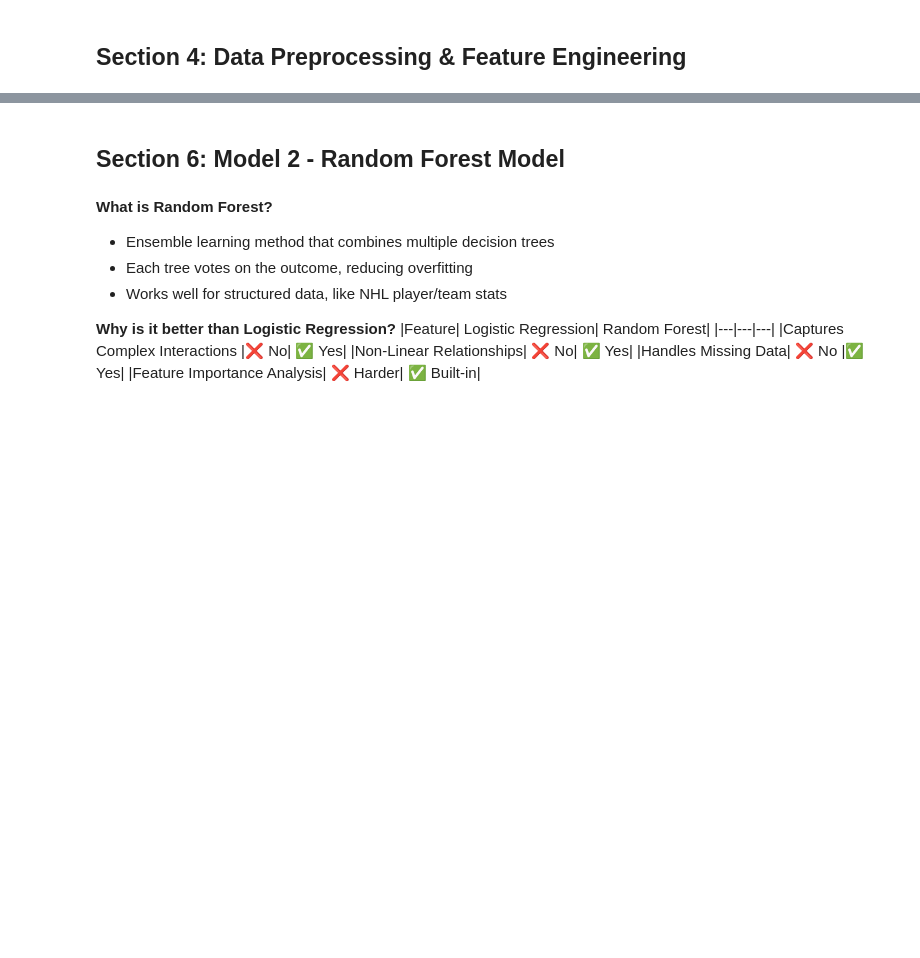
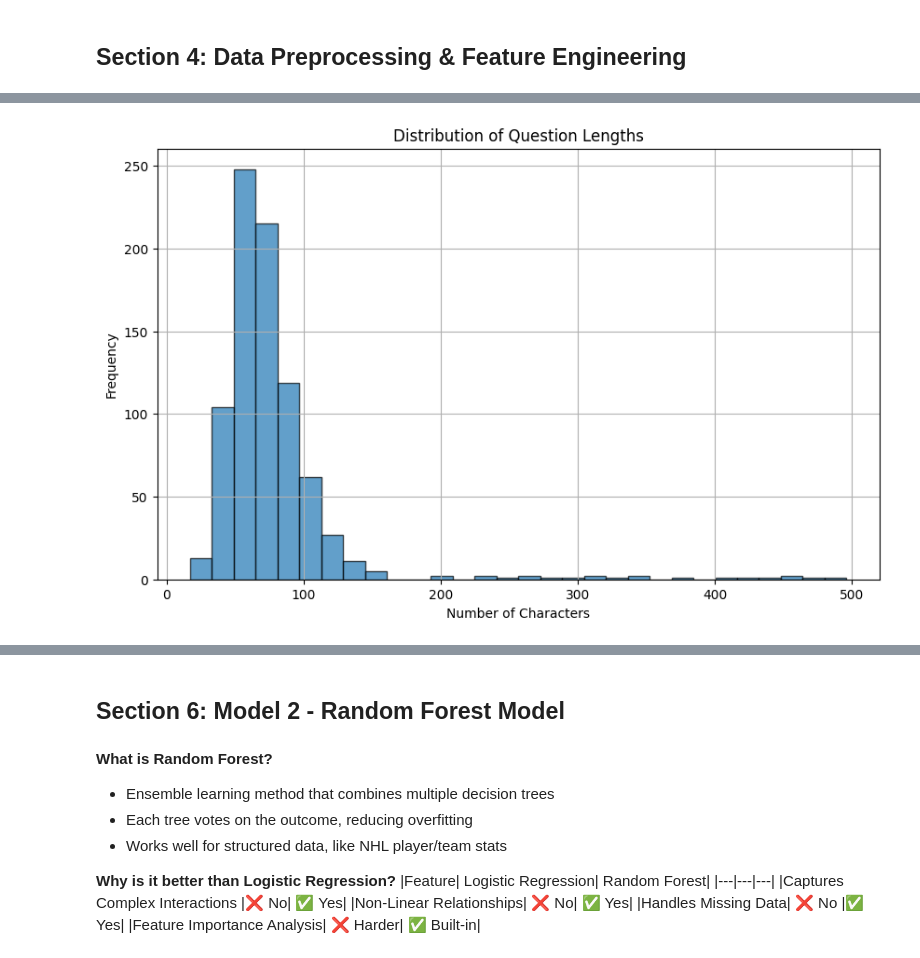
Before and after one commit to stewmckendry/Project-2---NHL-Interviews, a Jupyter notebook: notebooks/NHL_Interviews.ipynb, the cells around one changed output, grey strips where cells are left out. Saved outputs shown, nothing was run; the diff lists cells and outputs as text; code cells hidden in the pictures; blank space fills up the shorter version.

Commit message:
NHL interviews update

```diff
--- a/notebooks/NHL_Interviews.ipynb
+++ b/notebooks/NHL_Interviews.ipynb
@@ -214,8 +276,2 @@ def scrape_multiple_interviews(main_url, max_pages=5):
 
     return df
-# %%
-# Example usage
-# Game day interviews from Maple Leafs Hot Stove
-main_url = "https://mapleleafshotstove.com/leafs-news/game-day"
-df = scrape_multiple_interviews(main_url, max_pages=5)
-df.head()
@@ -872,0 +480,22 @@ memory usage: 193.9+ KB
+# %%
+# Load NHL Interviews
+# NB --> improvements: (1) add a file_age condition, (2) add a boolean y/n refresh, (3) turn this into general function for any dataset
+
+# 📂 File path for the saved dataset (in a sibling folder)
+file_path = "../data/all_nhl_interviews_5pages.csv"
+
+# 🌐 URL for the NHL interviews + maximum sub-pages on main URL to scan
+main_url = "https://mapleleafshotstove.com/leafs-news/game-day"
+max_pages = 5
+
+#load NHL interview data from API if file doesn't exist / not saved already
+if os.path.exists(file_path):
+    print("📂 Teams CSV file found! Loading from saved file...")
+    df_interviews = pd.read_csv(file_path)
+else:
+    print("🌍 Teams CSV file not found. Fetching data from API...")
+    df_interviews = scrape_multiple_interviews(main_url, max_pages)
+    df_interviews.to_csv(file_path, index=False)  # Save for future use
+
+#verify
+checkDataset(df_interviews)
@@ -1004,0 +539,6 @@ X_train, X_test, y_train, y_test = train_test_split(X_scaled, y, test_size=0.2,
+# %%
+# Keep only the necessary columns - remove URL column as its not required for training
+# remove rows with missing values
+df_cleaned = df_interviews[['Question', 'Answer']].dropna()
+
+checkDataset(df_cleaned)
@@ -1004,0 +555,5 @@ X_train, X_test, y_train, y_test = train_test_split(X_scaled, y, test_size=0.2,
+# %%
+# Filter out questions that start with "photo" (not relevant to interview questions)
+df_cleaned = filter_photo_questions(df_cleaned)
+
+checkDataset(df_cleaned)
@@ -1004,0 +570,5 @@ X_train, X_test, y_train, y_test = train_test_split(X_scaled, y, test_size=0.2,
+# %%
+# Plot the distribution of question lengths to determine the maximum length for filtering
+plot_question_length_distribution(df_cleaned)
+# %% [output]
+[figure, added]
```
Also changed, not shown: parts of 77 cells of this notebook, 3 other files.
